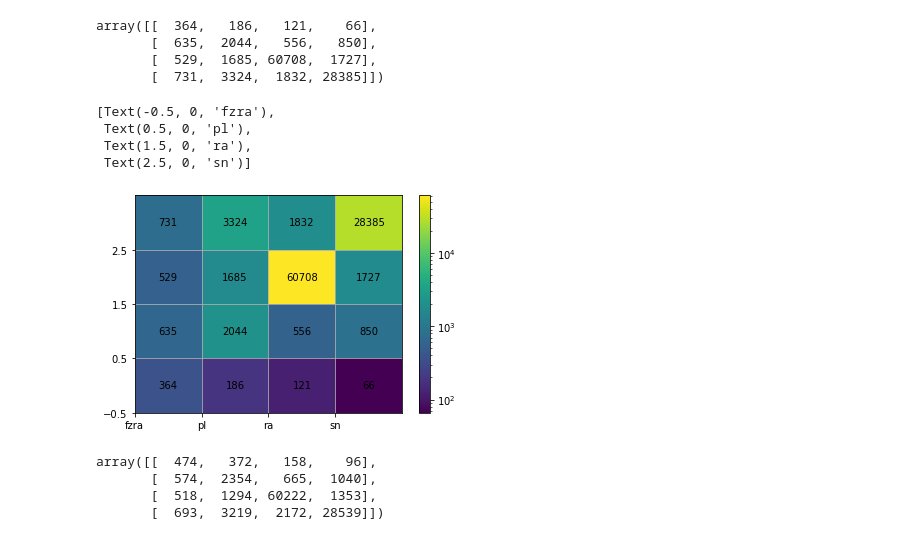
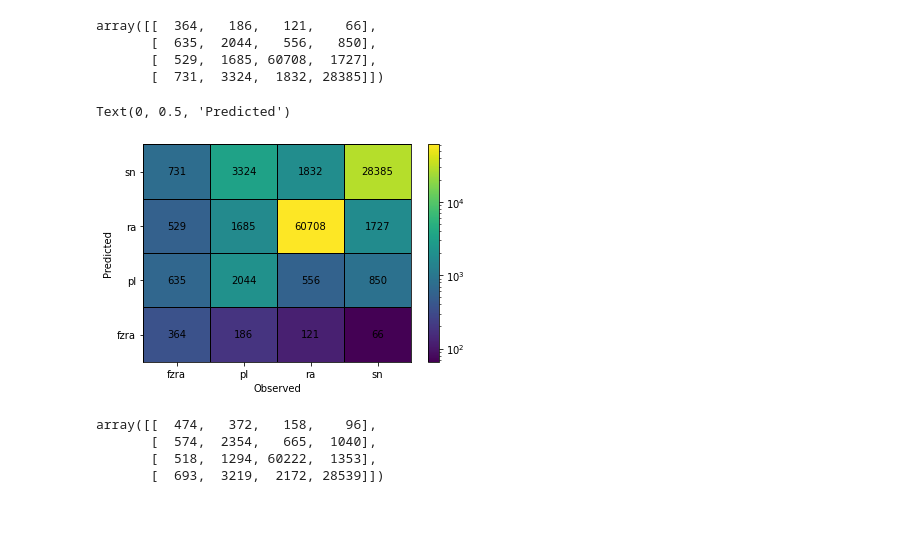
Before and after one commit to ai2es/ptype-physical, a Jupyter notebook: notebooks/CNN1d.ipynb, the cells around one changed output. Drawn from its saved outputs; the diff is of its cells as text; code cells hidden in the pictures; blank space fills up the shorter version.

Commit message:
Added fancier contingency table plot.

```diff
--- a/notebooks/CNN1d.ipynb
+++ b/notebooks/CNN1d.ipynb
@@ -556,22 +556,21 @@ mc = MulticlassContingencyTable(confusion_matrix(val_y_cat, pred_y_cat).T, n_cla
 mc_p = MulticlassContingencyTable(confusion_matrix(val_y_cat, pred_y_cat_p).T, n_classes=4,
                                   class_names=np.unique(mping["train"]["precip"]))
 # %%
-plt.pcolormesh(np.arange(0, 4), np.arange(0, 4), mc.table, norm=LogNorm())
+plt.pcolormesh(np.arange(0, 4), np.arange(0, 4), mc.table, norm=LogNorm(), edgecolors="k")
 plt.colorbar()
 for pc, pred_class in enumerate(np.unique(mping["train"]["precip"])):
     for oc, obs_class in enumerate(np.unique(mping["train"]["precip"])):
         plt.text(oc, pc, mc.table[pc, oc], ha="center", va="center")
 mc.table
-plt.xticks(np.arange(-.5, 3.5))
-plt.yticks(np.arange(-.5, 3.5))
-plt.grid(which="major")
+plt.xticks(np.arange(0, 4))
+plt.yticks(np.arange(0, 4))
 plt.gca().set_xticklabels(np.unique(mping["train"]["precip"]))
+plt.gca().set_yticklabels(np.unique(mping["train"]["precip"]))
+plt.xlabel("Observed")
+plt.ylabel("Predicted")
 # %% [output]
-[Text(-0.5, 0, 'fzra'),
- Text(0.5, 0, 'pl'),
- Text(1.5, 0, 'ra'),
- Text(2.5, 0, 'sn')]
+Text(0, 0.5, 'Predicted')
-[figure, old version]
+[figure, new version]
 # %%
 plt.pcolormesh(np.arange(0, 4), np.arange(0, 4), mc_p.table, norm=LogNorm())
 plt.colorbar()
```
